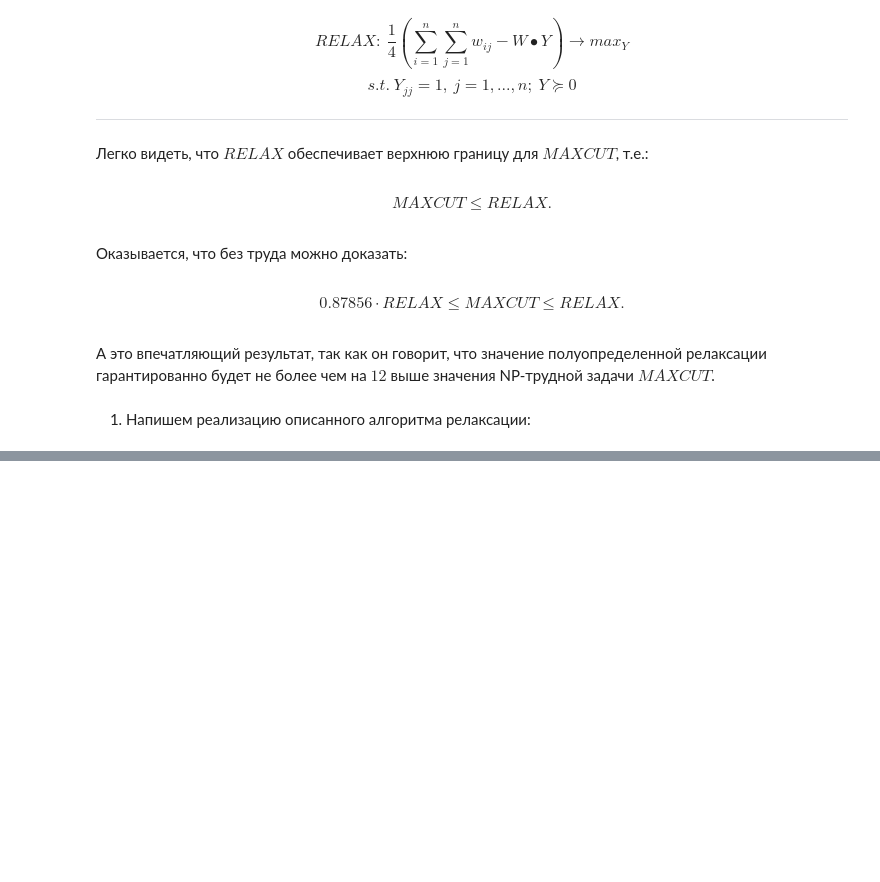
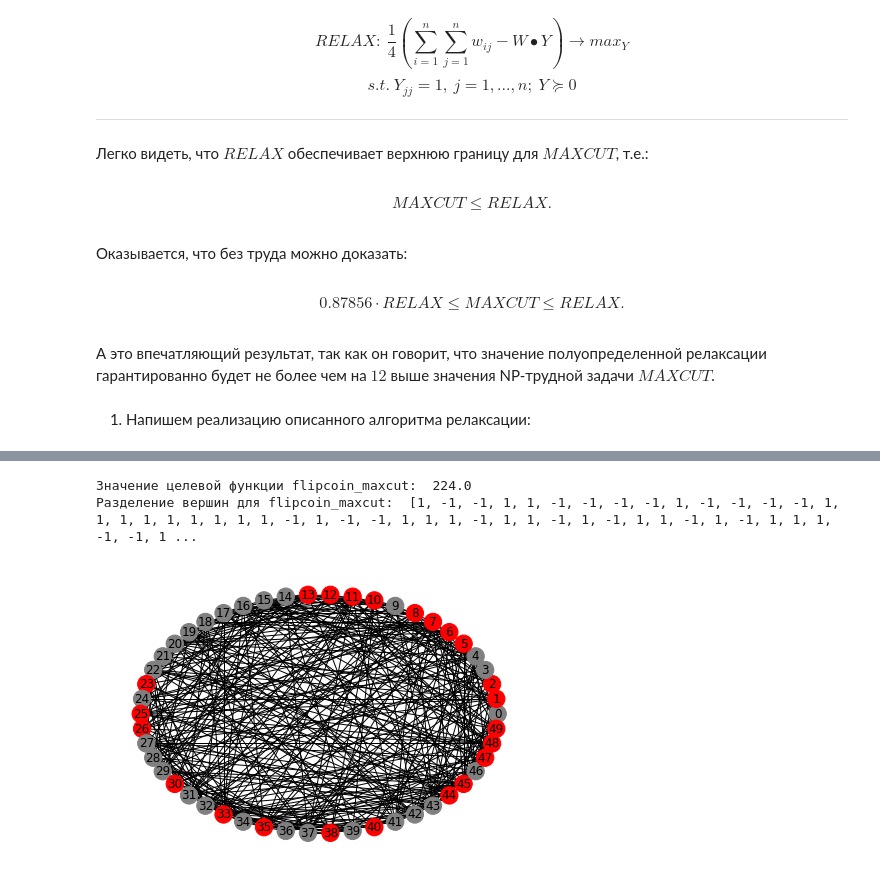
Before and after one commit to danon2018/SDP_project, a Jupyter notebook: SDP.ipynb, the cells around one changed output, grey strips where cells are left out. Drawn from its saved outputs; the diff is of its cells as text; code cells hidden in the pictures; blank space fills up the shorter version.

```diff
--- a/SDP.ipynb
+++ b/SDP.ipynb
@@ -731,3 +687,21 @@ def draw_graph(edges, node_count):
+# %%
+# начертим полученное разбиение графа
+def draw_coloured_graph(edges, node_count, nodes):
+    G = nx.Graph()
+    G.add_nodes_from([i for i in range(node_count)])
+    G.add_edges_from(edges)
+    color_map = []
+
+    for node in nodes:
+        if node == 1:
+            color_map.append('grey')
+        else:
+            color_map.append('red')
+
+    nx.draw_circular(G,
+         node_color = color_map,
+         node_size = 300,
+         with_labels = True)
 # %% [markdown]
 ### 7.1. Вероятностный алгоритм FlipCoin_MAXCUT
 # %% [markdown]
@@ -763,10 +737,7 @@ def flipcoin_maxcut(edge_count, node_count, weights):
                 nodes_array.append(new_nodes)
                 obj_array.append(obj_func(new_nodes, weights))
                 break
-    print('flipcoin_nodes = ', nodes_array[-1])
-    print('flipcoin_obj = ', obj_array[-1])
     # возвращает массив полученных значений целевой функции и соответсвующие распределения вершин
-    #return obj_array[-1], nodes_array[-1]
-    return 1
+    return obj_array[-1], nodes_array[-1]
 # %% [markdown]
 2) Запустим алгоритм на графе, взятом из одного из файлов, выведем найденное решение и начертим граф, раскрашенный в 2 цвета(разделенный на 2 подмножества):
@@ -954,0 +879,10 @@ flipcoin_obj =  47.0
+# %%
+flipcoin_obj_1, flipcoin_nodes_1 = flipcoin_maxcut(edge_count_1, node_count_1, weights_1)
+print('Значение целевой функции flipcoin_maxcut: ', flipcoin_obj_1)
+print('Разделение вершин для flipcoin_maxcut: ', flipcoin_nodes_1)
+
+draw_coloured_graph(edges_1, node_count_1, flipcoin_nodes_1)
+# %% [output]
+Значение целевой функции flipcoin_maxcut:  224.0
+Разделение вершин для flipcoin_maxcut:  [1, -1, -1, 1, 1, -1, -1, -1, -1, 1, -1, -1, -1, -1, 1, 1, 1, 1, 1, 1, 1, 1, 1, -1, 1, -1, -1, 1, 1, 1, -1, 1, 1, -1, 1, -1, 1, 1, -1, 1, -1, 1, 1, 1, -1, -1, 1 ...
+[figure, added]
```
Also changed, not shown: parts of 16 cells of this notebook.
